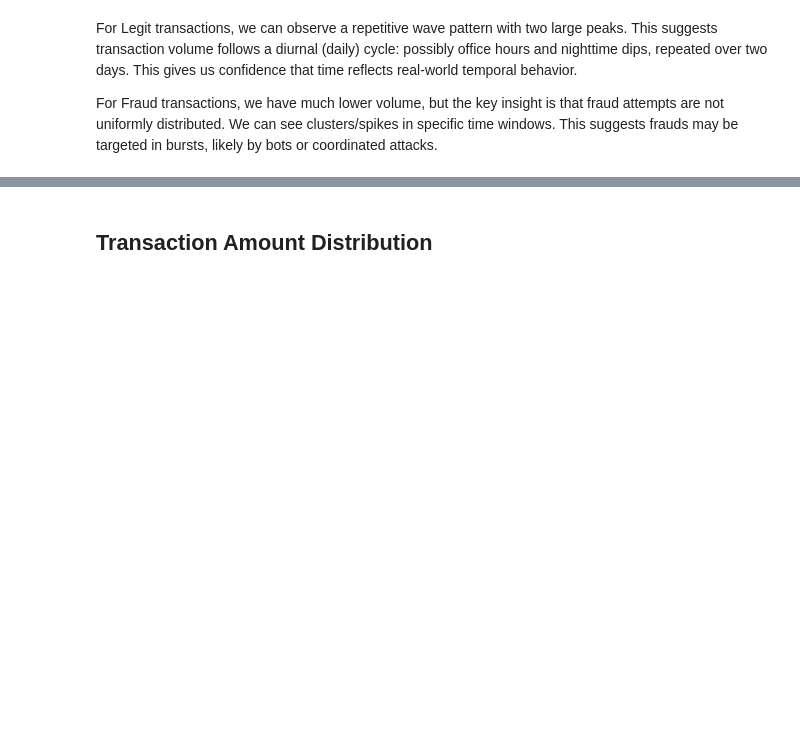
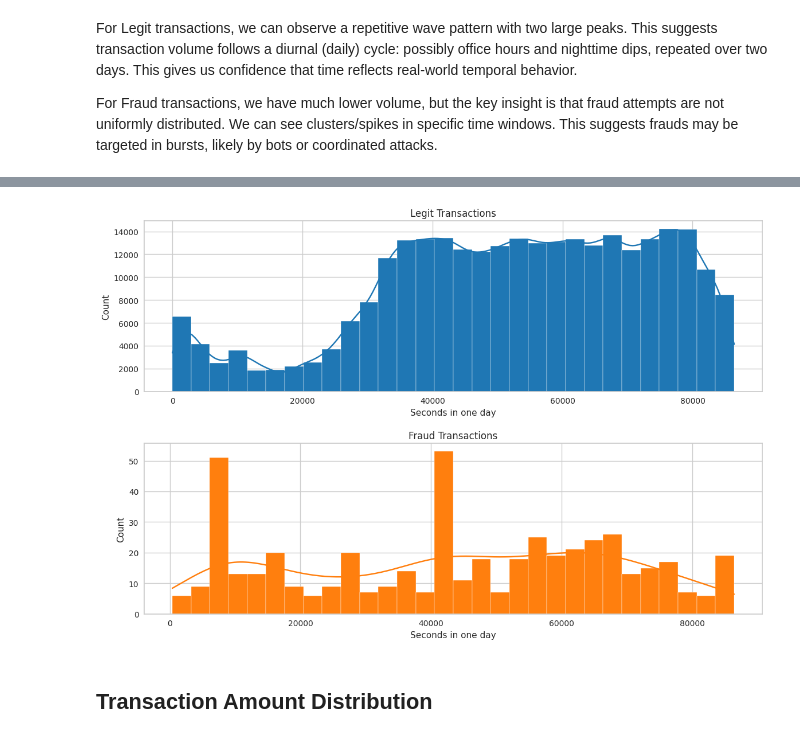
Before and after one commit to LeonardoSaccotelli/Dynamic-Ensemble-Learning-for-Credit-Card-Fraud-Detection, a Jupyter notebook: notebooks/2.0-ls-DU-data-exploration.ipynb, the cells around one changed output, grey strips where cells are left out. Drawn from its saved outputs; the diff is of its cells as text; code cells hidden in the pictures; blank space fills up the shorter version.

```diff
--- a/notebooks/2.0-ls-DU-data-exploration.ipynb
+++ b/notebooks/2.0-ls-DU-data-exploration.ipynb
@@ -238,3 +255,33 @@ For Fraud transactions, we have much lower volume, but the key insight is that f
+# %%
+fig, axes = plt.subplots(2, 1, figsize=(12, 8))
+
+# Legit count distribution by hour
+sns.histplot(df[df['Class'] == 0]['Time_day_seconds'],
+             bins=30,
+             stat="count",
+             kde=True,
+             color=sns.color_palette()[0],
+             alpha=1.0,
+             ax=axes[0])
+axes[0].set_title("Legit Transactions")
+axes[0].set_xlabel("Seconds in one day")
+
+# Fraud counts distribution by hour
+sns.histplot(df[df['Class'] == 1]['Time_day_seconds'],
+             bins=30,
+             stat="count",
+             kde=True,
+             color=sns.color_palette()[1],
+             alpha=1.0,
+             ax=axes[1])
+axes[1].set_title("Fraud Transactions")
+axes[1].set_xlabel("Seconds in one day")
+
+plt.tight_layout()
+plt.savefig(FIGURES_DATA_EXPLORATION_DIR / "time_distribution_by_seconds_in_one_dayy.png", dpi=300)
+plt.show()
+# %% [output]
+[figure, added]
 # %% [markdown]
 ## Transaction Amount Distribution
 # %%
```
Also changed, not shown: parts of 7 cells of this notebook, 6 other files.
